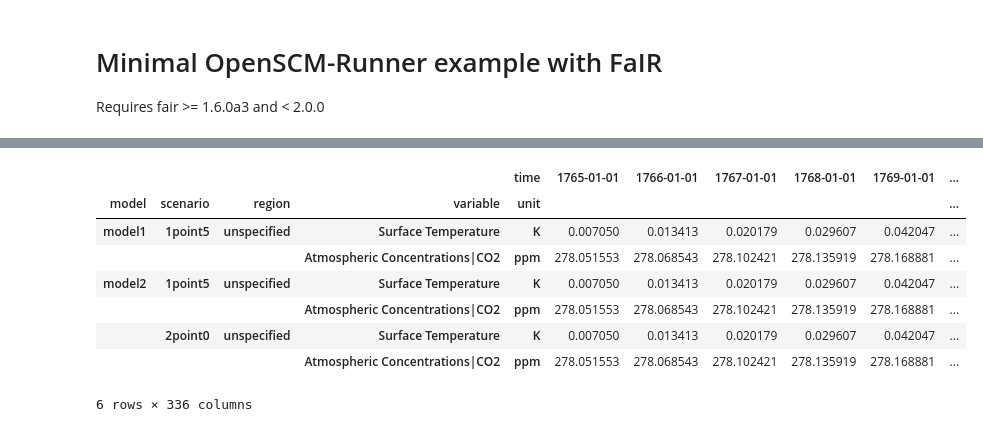
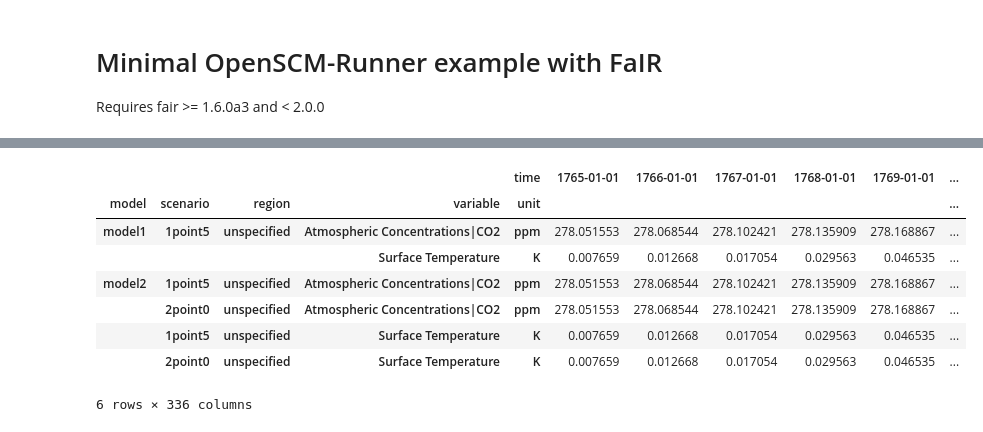
Before and after one commit to openscm/openscm-runner, a Jupyter notebook: notebooks/run-fair.ipynb, the cells around one changed output, grey strips where cells are left out. Drawn from its saved outputs; the diff is of its cells as text; code cells hidden in the pictures.

```diff
--- a/notebooks/run-fair.ipynb
+++ b/notebooks/run-fair.ipynb
@@ -45,16 +55,15 @@ x = run(
     output_variables=('Surface Temperature','Atmospheric Concentrations|CO2')
 )
 # %%
-x = x.timeseries()
+# NBVAL_IGNORE_OUTPUT
+x.timeseries()
+# %% [output]
+|  |  |  |  | time | 1765-01-01 | 1766-01-01 | 1767-01-01 | 1768-01-01 | 1769-01-01 | ... |
+| model | scenario | region | variable | unit |  |  |  |  |  | ... |
+| model1 | 1point5 | unspecified | Atmospheric Concentrations|CO2 | ppm | 278.051553 | 278.068544 | 278.102421 | 278.135909 | 278.168867 | ... |
+|  |  |  | Surface Temperature | K | 0.007659 | 0.012668 | 0.017054 | 0.029563 | 0.046535 | ... |
+| model2 | 1point5 | unspecified | Atmospheric Concentrations|CO2 | ppm | 278.051553 | 278.068544 | 278.102421 | 278.135909 | 278.168867 | ... |
+|  | 2point0 | unspecified | Atmospheric Concentrations|CO2 | ppm | 278.051553 | 278.068544 | 278.102421 | 278.135909 | 278.168867 | ... |
+|  | 1point5 | unspecified | Surface Temperature | K | 0.007659 | 0.012668 | 0.017054 | 0.029563 | 0.046535 | ... |
+|  | 2point0 | unspecified | Surface Temperature | K | 0.007659 | 0.012668 | 0.017054 | 0.029563 | 0.046535 | ... |
+6 rows × 336 columns
-# %%
-x
-# %% [output]
-|  |  |  |  | time | 1765-01-01 | 1766-01-01 | 1767-01-01 | 1768-01-01 | 1769-01-01 | ... |
-| model | scenario | region | variable | unit |  |  |  |  |  | ... |
-| model1 | 1point5 | unspecified | Surface Temperature | K | 0.007050 | 0.013413 | 0.020179 | 0.029607 | 0.042047 | ... |
-|  |  |  | Atmospheric Concentrations|CO2 | ppm | 278.051553 | 278.068543 | 278.102421 | 278.135919 | 278.168881 | ... |
-| model2 | 1point5 | unspecified | Surface Temperature | K | 0.007050 | 0.013413 | 0.020179 | 0.029607 | 0.042047 | ... |
-|  |  |  | Atmospheric Concentrations|CO2 | ppm | 278.051553 | 278.068543 | 278.102421 | 278.135919 | 278.168881 | ... |
-|  | 2point0 | unspecified | Surface Temperature | K | 0.007050 | 0.013413 | 0.020179 | 0.029607 | 0.042047 | ... |
-|  |  |  | Atmospheric Concentrations|CO2 | ppm | 278.051553 | 278.068543 | 278.102421 | 278.135919 | 278.168881 | ... |
-6 rows × 336 columns
```
Also changed, not shown: parts of 12 cells of this notebook, 2 other files.
